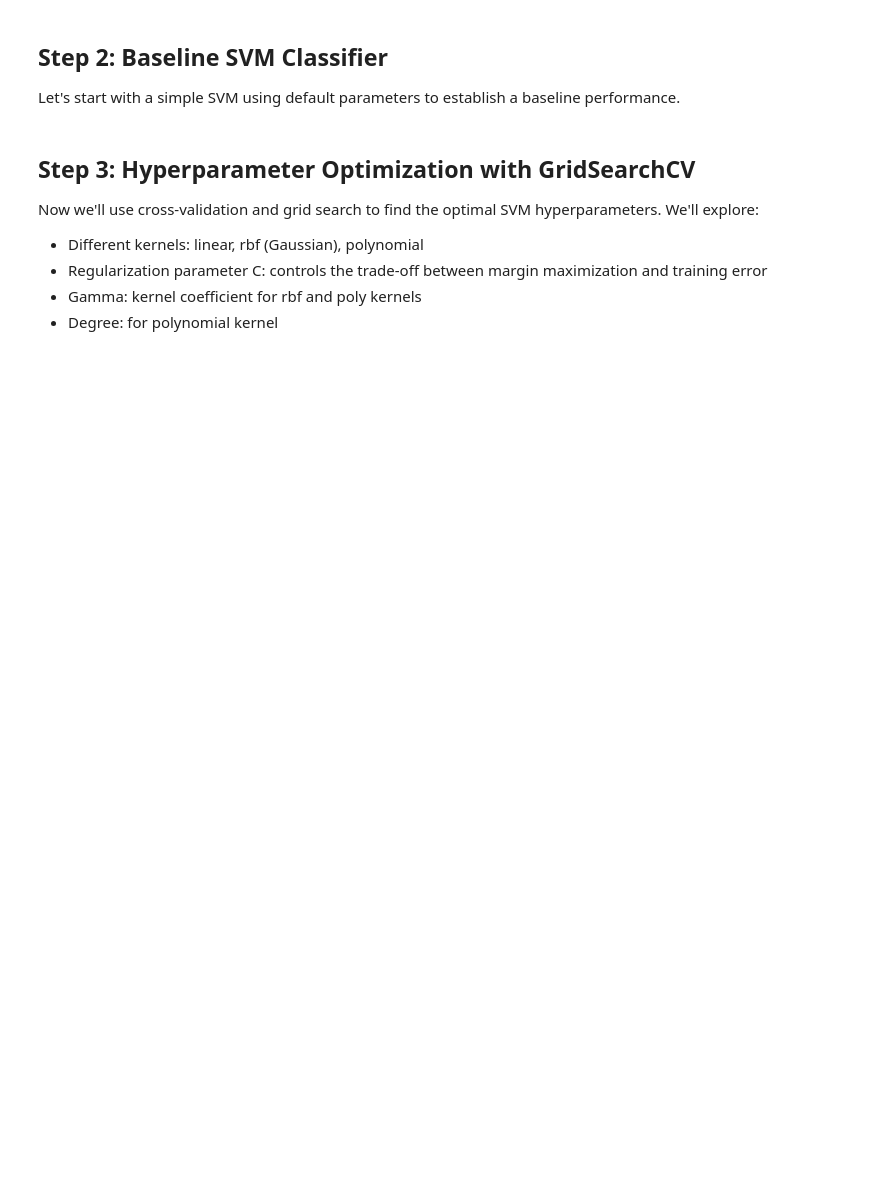
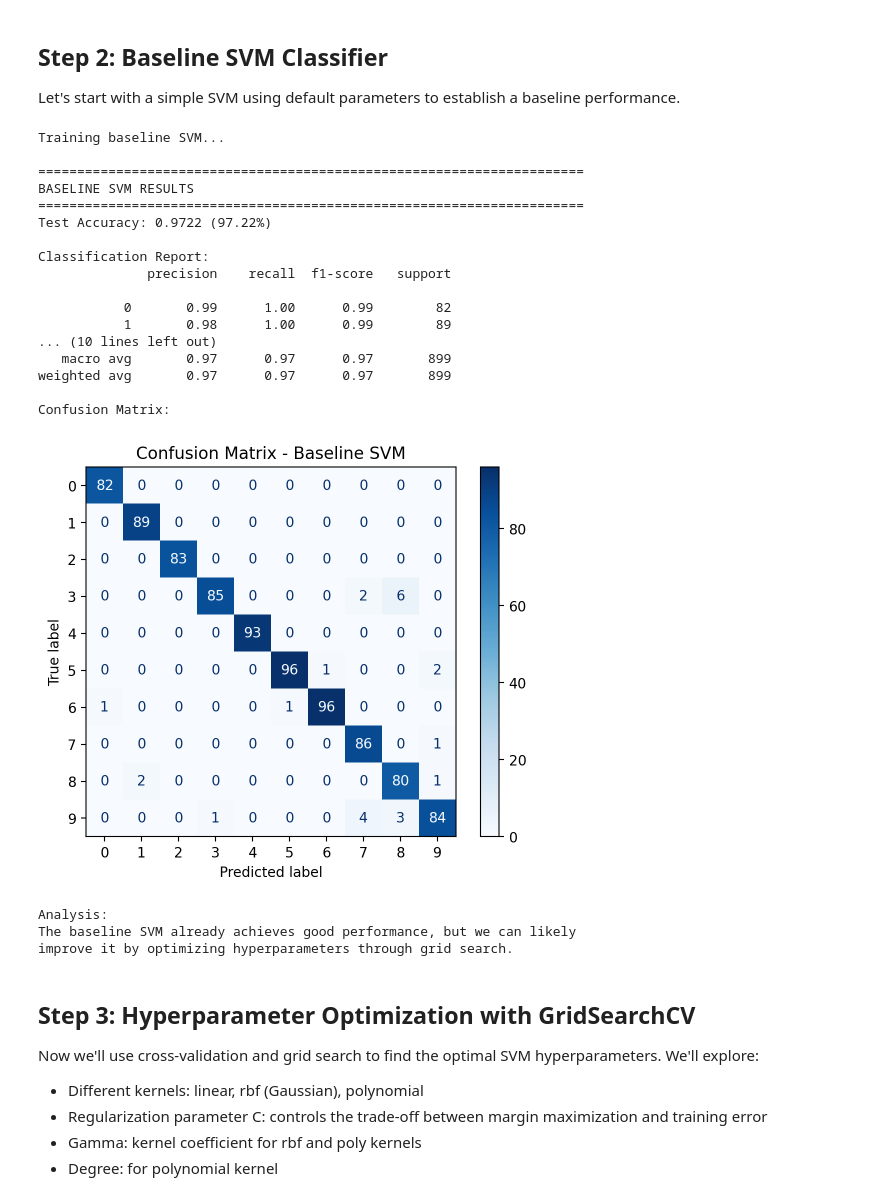
Before and after one commit to alexandrabaron/Statistical-ML-Labs, a Jupyter notebook: BARON_Alexandra_SVM_notebook.ipynb, the cells around one changed output. Cells and saved outputs as stored; diff of their text form; code cells hidden in the pictures; blank space fills up the shorter version.

```diff
--- a/BARON_Alexandra_SVM_notebook.ipynb
+++ b/BARON_Alexandra_SVM_notebook.ipynb
@@ -661,49 +681,59 @@ Let's start with a simple SVM using default parameters to establish a baseline p
 # %%
 from sklearn import svm
 from sklearn.metrics import classification_report, confusion_matrix, ConfusionMatrixDisplay
-import time
 
-print("="*70)
-print("BASELINE SVM CLASSIFIER (DEFAULT PARAMETERS)")
-print("="*70)
-
-# Create baseline SVM with default parameters (RBF kernel, C=1.0, gamma='scale')
 baseline_svm = svm.SVC()
-print(f"Baseline SVM configuration: {baseline_svm}")
-print()
-
 # Train the baseline SVM
 print("Training baseline SVM...")
-start_time = time.time()
 baseline_svm.fit(X_train_digits, y_train_digits)
-training_time = time.time() - start_time
-print(f"Training completed in {training_time:.2f} seconds")
 print()
 
 # Evaluate on test set
 test_score = baseline_svm.score(X_test_digits, y_test_digits)
 print("="*70)
 print("BASELINE SVM RESULTS")
 print("="*70)
 print(f"Test Accuracy: {test_score:.4f} ({test_score*100:.2f}%)")
 print()
 
 # Detailed classification report
 y_pred_baseline = baseline_svm.predict(X_test_digits)
 print("Classification Report:")
 print(classification_report(y_test_digits, y_pred_baseline))
 
 # Confusion Matrix
 print("Confusion Matrix:")
 cm_baseline = confusion_matrix(y_test_digits, y_pred_baseline)
 disp = ConfusionMatrixDisplay(confusion_matrix=cm_baseline, display_labels=digits.target_names)
 disp.plot(cmap='Blues')
 plt.title('Confusion Matrix - Baseline SVM')
 plt.show()
 
 print("\nAnalysis:")
 print("The baseline SVM already achieves good performance, but we can likely")
 print("improve it by optimizing hyperparameters through grid search.")
+# %% [output]
+Training baseline SVM...
+
+======================================================================
+BASELINE SVM RESULTS
+======================================================================
+Test Accuracy: 0.9722 (97.22%)
+
+Classification Report:
+              precision    recall  f1-score   support
+
+           0       0.99      1.00      0.99        82
+           1       0.98      1.00      0.99        89
+... (10 lines left out)
+   macro avg       0.97      0.97      0.97       899
+weighted avg       0.97      0.97      0.97       899
+
+Confusion Matrix:
+[figure, added]
+Analysis:
+The baseline SVM already achieves good performance, but we can likely
+improve it by optimizing hyperparameters through grid search.
 # %% [markdown]
 ## Step 3: Hyperparameter Optimization with GridSearchCV
 
```
Also changed, not shown: parts of 9 cells of this notebook.
